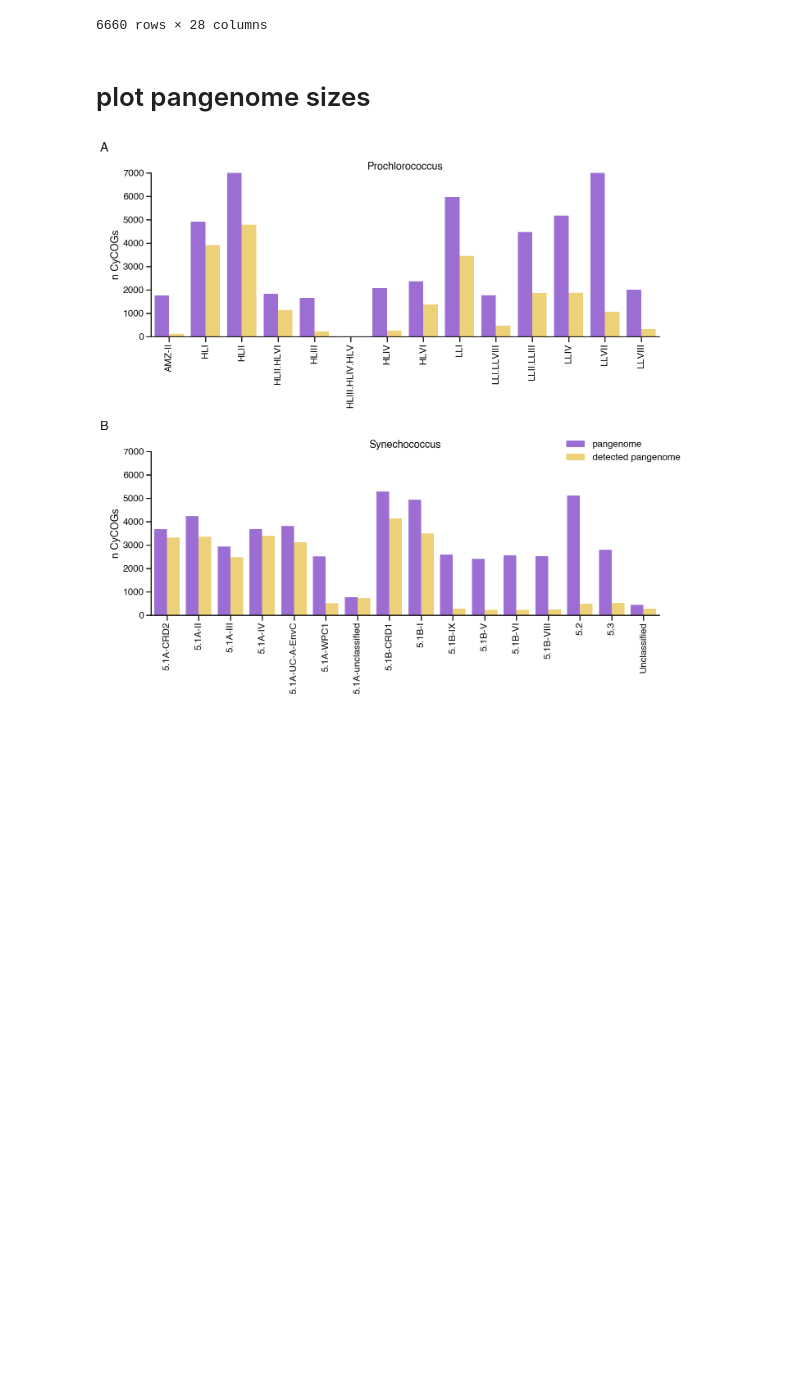
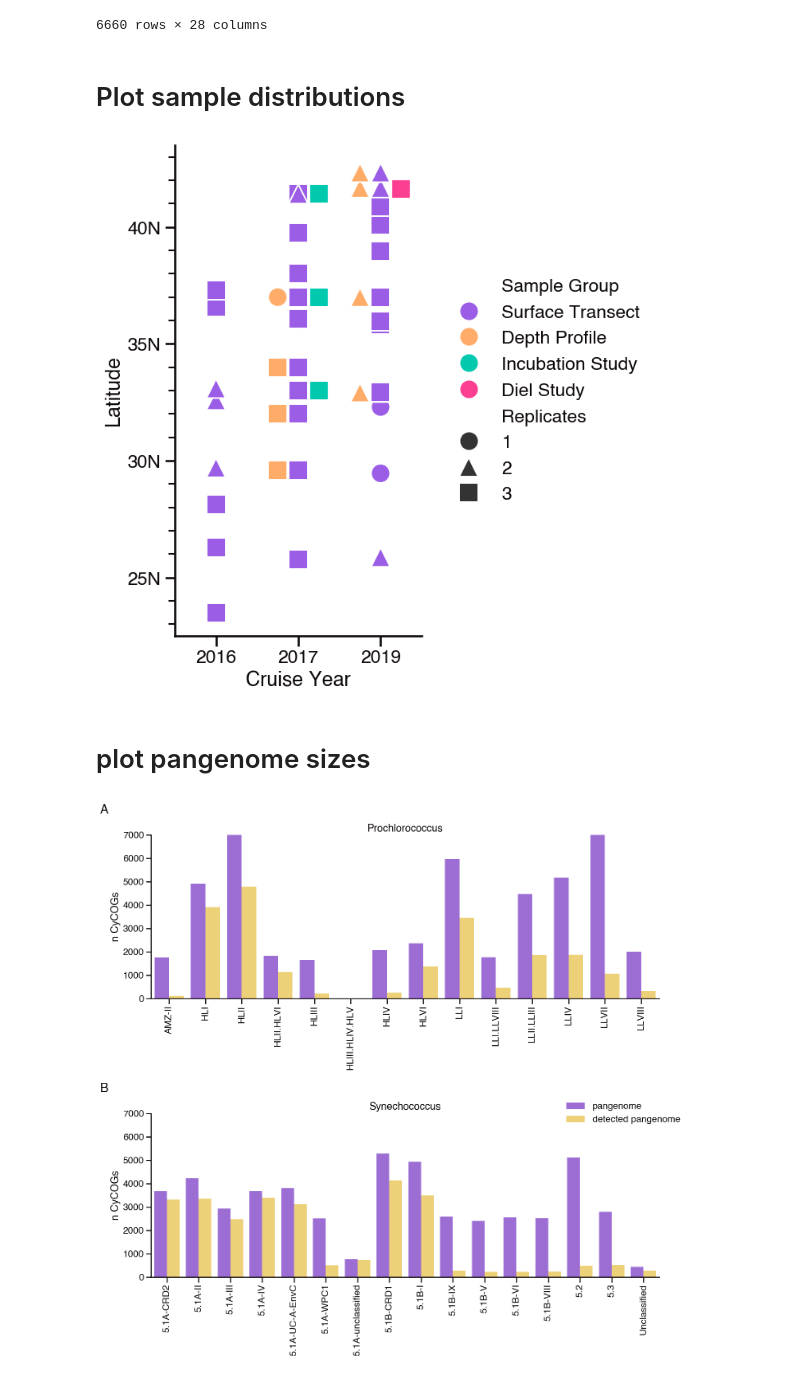
Before and after one commit to blasks/barnacle-manuscript, a Jupyter notebook: analyses/2-mapping/1-pro-syn-abundances.ipynb, the cells around one changed output. Drawn from its saved outputs; the diff is of its cells as text; code cells hidden in the pictures; blank space fills up the shorter version.

```diff
--- a/analyses/2-mapping/1-pro-syn-abundances.ipynb
+++ b/analyses/2-mapping/1-pro-syn-abundances.ipynb
@@ -185,6 +187,72 @@ abun_df
 | 6658 | G3.UW.NS.UW40_2.7m.C | Synechococcus | 5.3 | 1016616.381 | 6469143.806 | 0.157149 | 2783.0 | ... |
 | 6659 | G3.UW.NS.UW40_2.7m.C | Synechococcus | Unclassified | 12.500 | 6469143.806 | 0.000002 | 440.0 | ... |
 6660 rows × 28 columns
+# %% [markdown]
+# Plot sample distributions
+# %%
+# Plot all sample summary
+
+plot_df = sample_df.copy()
+# reassign surface transect samples to other sample groups
+# new_sample_groups = {
+#     'G2.REXP1.NS.Ctrl.T0': 'incubations',
+#     'G2.SURF.NS.S11C1.15m': 'depth profiles',
+#     'G2.REXP2.NS.Ctrl.T0': 'incubations',
+#     'G2.SURF.NS.S15C1.15m': 'depth profiles',
+#     'G2.SURF.NS.S16C1.15m': 'incubations',
+#     'G2.SURF.NS.S17C1.15m': 'depth profiles',
+#     'G2.SURF.NS.S18C1.15m': 'depth profiles',
+#     'G3.DEPTH.NS.S4C6.15m': 'depth profiles',
+#     'G3.DEPTH.NS.S5C8.15m': 'depth profiles',
+#     'G3.DEPTH.NS.S6C7.15m': 'depth profiles',
+#     'G3.DEPTH.NS.S8C2.15m': 'depth profiles'
+# }
+# plot_df.loc[plot_df.SampleName.isin(new_sample_groups.keys()), 'SampleGroup'] = plot_df[
+#     plot_df.SampleName.isin(new_sample_groups.keys())]['SampleName'].map(new_sample_groups)
+# re-map sample group names
+plot_df['Sample Group'] = plot_df['SampleGroup'].map({
+    'surface transect': 'Surface Transect',
+    'depth profiles': 'Depth Profile',
+    'incubations': 'Incubation Study',
+    'diel study': 'Diel Study'
+})
+# replace diel longitude with the mean of all samples
+plot_df.loc[plot_df.SampleGroup.eq('diel study'), 'Latitude'] = plot_df[plot_df.SampleGroup.eq('diel study')].Latitude.mean()
+# replace G2 T0 incubation longitude with that of other incubation samples
+plot_df.loc[plot_df.SampleName.eq('G2.SURF.NS.S16C1.15m'), 'Latitude'] = 33
+# aggregate by year, latitude, and sample group
+plot_df = plot_df.groupby(['Year', 'Latitude', 'Sample Group']).agg(
+    Replicates=('Replicates', 'max'),
+    Samples=('Replicates', 'sum')
+).reset_index()
+# make indices for scatterplot
+plot_df['Index'] = plot_df['Year'].map({2016: 1., 2017: 3., 2019: 5.})
+plot_df.loc[plot_df['Sample Group'].isin(['Depth Profile']), 'Index'] -= .5
+plot_df.loc[plot_df['Sample Group'].isin(['Incubation Study', 'Diel Study']), 'Index'] += .5
+
+# plot sampling sites
+bounds = (23, 43)
+fig, axis = plt.subplots(figsize=(4, 8))
+sns.scatterplot(
+    x='Index',
+    y='Latitude',
+    hue='Sample Group',
+    style='Replicates',
+    # size='Samples',
+    s=300,
+    markers=['o', '^', 's'],
+    data=plot_df,
+    ax=axis
+)
+axis.legend(loc='center left', bbox_to_anchor=(1.05, 0.5));
+axis.set_xticks([1, 3, 5], [2016, 2017, 2019])
+axis.set_yticks(np.arange(bounds[0]+2, bounds[1], 5), [f'{l}N' for l in np.arange(bounds[0]+2, bounds[1], 5)]);
+axis.set_yticks(np.arange(bounds[0], bounds[1]+1, 1), minor=True);
+axis.set(xlabel='Cruise Year', ylabel='Latitude', xlim=(0, 6), ylim=(bounds[0]-0.5, bounds[1]+0.5));
+
+fig.savefig(out_dir / 'sample-site-summary.png', bbox_inches='tight')
+# %% [output]
+[figure, added]
 # %% [markdown]
 # plot pangenome sizes
 # %%
```
Also changed, not shown: parts of 3 cells of this notebook.
